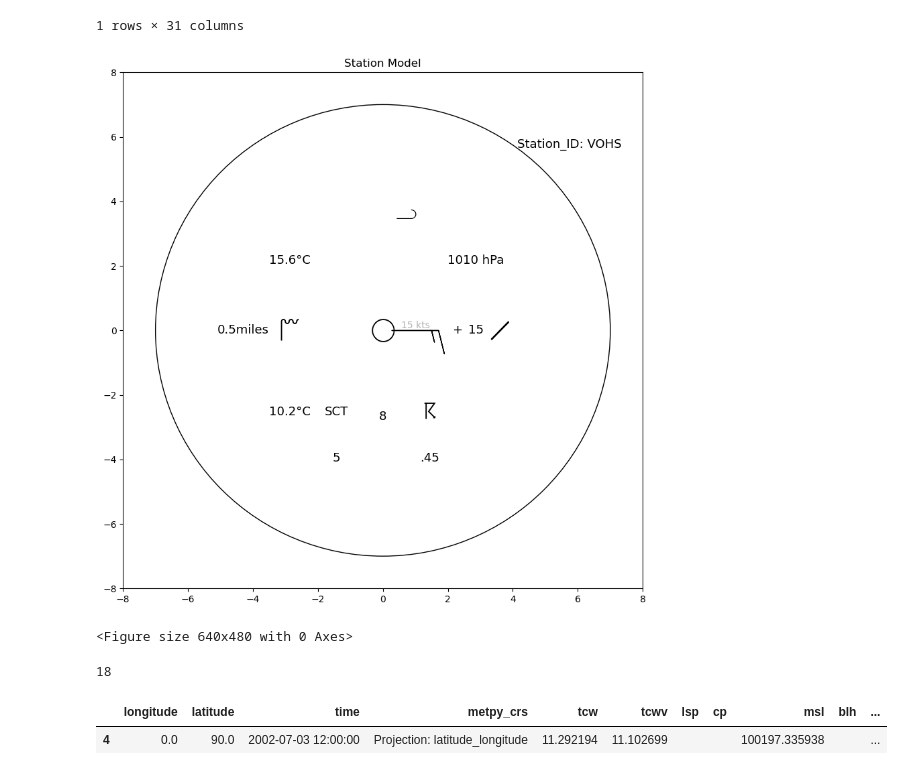
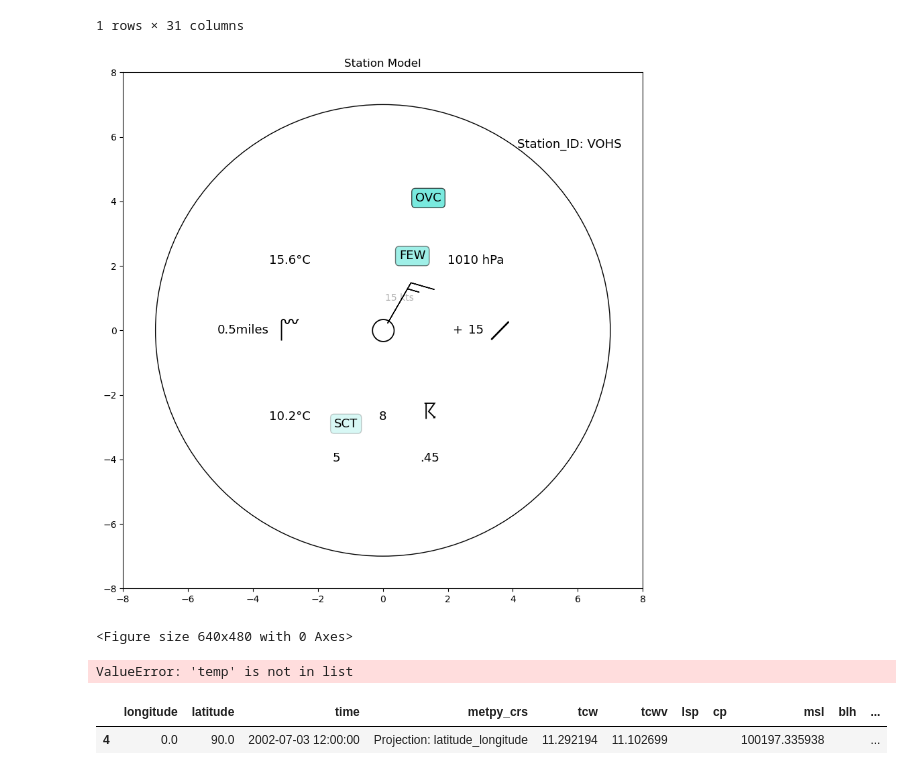
Before and after one commit to Pavan-lanka/practice_repo, a Jupyter notebook: AWS_Practice.ipynb, the cells around one changed output. Drawn from its saved outputs; the diff is of its cells as text; code cells hidden in the pictures.

```diff
--- a/AWS_Practice.ipynb
+++ b/AWS_Practice.ipynb
@@ -418,11 +420,11 @@ ax.set_title('Station Model')
 temperature = 15.6
 dewpoint = 10.2
 wind_speed = 15
-wind_direction = 90
+wind_direction = 30
 pressure = 1010
 cloud_height = 5
-high_cloud = ''
-mid_cloud = ''
+high_cloud = 'OVC'
+mid_cloud = 'FEW'
 low_cloud = 'SCT'
 sky_covered = ''
 visibility_distance = 0.5
@@ -444,7 +446,7 @@ ax.add_patch(station_circle)
 sp.plot_text((-4, 3), text=[str(temperature) + '°C'], fontsize=13)
 
 # to plot dew_point temperature in the model
-sp.plot_text((-4, -3.5), text=[str(dewpoint) + '°C'], fontsize=13)
+sp.plot_text((-4, -3.7), text=[str(dewpoint) + '°C'], fontsize=13)
 
 # to plot visibility distance in the model
 sp.plot_text((-6, 0), text=[str(visibility_distance) + 'miles'], fontsize=13)
@@ -481,40 +483,50 @@ sp.plot_text((0, -3.7), text=[str(sky_cover_at_lowest_cloud)], fontsize=13)
 # to add height of the cloud base
 sp.plot_text((-2, -5.5), text=[str(cloud_height)], fontsize=13)
 
 # to add precipitation to the model
 sp.plot_text((2, -5.5), text=[str(precipitation)], fontsize=13)
 
 # to add Sky_cover symbol to the model
 sp.plot_symbol((0, 0), codes=[0], symbol_mapper=sky_cover, fontsize=25)
 
 # to add pressure_tendency symbol to the model
 sp.plot_symbol((5, 0), codes=[2], symbol_mapper=pressure_tendency, va='center', ha='center', fontsize=25)
 
 # to add low_clouds symbol to the model
 # sp.plot_symbol((-2, -3.5), codes=[1], symbol_mapper=low_clouds, va='center', ha='center', fontsize=25)
-sp.plot_text((-2, -3.5), text=[str(low_cloud)], fontsize=13, bbox = dict(facecolor = 'red', alpha = 0.5))
+ax.text(-1.5, -3, low_cloud, fontsize=13, bbox = dict(boxstyle= 'round', facecolor = 'turquoise', alpha = 0.2))
 
 # to add mid_clouds symbol to the model
-sp.plot_symbol((2, 3), codes=[0], symbol_mapper=mid_clouds, va='center', ha='center', fontsize=25)
+# sp.plot_symbol((2, 3), codes=[0], symbol_mapper=mid_clouds, va='center', ha='center', fontsize=25)
+ax.text(0.5, 2.2, mid_cloud, fontsize=13, bbox = dict(boxstyle= 'round', facecolor = 'turquoise', alpha = 0.5))
+
 
 # to add high_clouds symbol to the model
-sp.plot_symbol((1, 5), codes=[1], symbol_mapper=high_clouds, va='center', ha='center', fontsize=25)
+# sp.plot_symbol((1, 5), codes=[1], symbol_mapper=high_clouds, va='center', ha='center', fontsize=25)
+ax.text(1,4, high_cloud, fontsize=13, bbox = dict(boxstyle= 'round', facecolor = 'turquoise', alpha = 0.7))
 
 # to add current_weather symbol to the model
 sp.plot_symbol((-4, 0), codes = [wx_code_map['VA']], symbol_mapper=current_weather, va='center', ha='center', fontsize=25)
 
 # to add past_weather symbol to the model
 sp.plot_symbol((2, -3.5), codes=[wx_code_map['TS']], symbol_mapper=current_weather, va='center', ha='center', fontsize=25)
 
 # adding metpy logo at the corner
 # al = add_metpy_logo(fig=fig, x=8, y=8, zorder=5, size='small')
 plt.show()
 plt.savefig('Staion_Model.jpg')
 # %% [output]
-[figure, old version]
+[figure, new version]
 <Figure size 640x480 with 0 Axes>
 # %%
+import FetchData
 import random
+
+a = FetchData(path_to_file= r"C:\Users\Pavan Koundinya\Desktop\metar_vij.txt")
+a,b = a.custom_file_read()
+d = a.loc[a['date_time']==i]
+# a['date_time']
+d
 parameter_abbreviations = {
         'station_id': ['Station_ID', ],
         'date_time': ['valid', 'time', 'date_time'],
@@ -563,18 +575,25 @@ data = {
         'sky_cover_at_lowest_cloud': None
     }
 # parameters['past_weather']
-b = ['station_id', 'latitude', 'longitude', 'elevation', 'date_time', 'wind_direction', 'wind_speed', 'wind_gust', 'visibility', 'current_wx1', 'current_wx2', 'current_wx3', 'low_cloud_type', 'low_cloud_level', 'medium_cloud_type', 'medium_cloud_level', 'high_cloud_type', 'high_cloud_level', 'highest_cloud_type', 'highest_cloud_level', 'cloud_coverage', 'air_temperature', 'dew_point_temperature', 'altimeter', 'current_wx1_symbol', 'current_wx2_symbol', 'current_wx3_symbol', 'remarks', 'air_pressure_at_sea_level', 'eastward_wind', 'northward_wind']
-for i in range(len(b)):
-        if b[i] in parameter_abbreviations['date_time']:
 
-                for key, tuple_keys in parameter_abbreviations:
-                        if b[i] in parameter_abbreviations:
-                                data[b[i]] = a.
-                        elif b[i] not in parameter_abbreviations:
-                                for j in tuple_keys:
-                                        pass
+# b = ['station_id', 'latitude', 'longitude', 'elevation', 'date_time', 'wind_direction', 'wind_speed', 'wind_gust', 'visibility', 'current_wx1', 'current_wx2', 'current_wx3', 'low_cloud_type', 'low_cloud_level', 'medium_cloud_type', 'medium_cloud_level', 'high_cloud_type', 'high_cloud_level', 'highest_cloud_type', 'highest_cloud_level', 'cloud_coverage', 'air_temperature', 'dew_point_temperature', 'altimeter', 'current_wx1_symbol', 'current_wx2_symbol', 'current_wx3_symbol', 'remarks', 'air_pressure_at_sea_level', 'eastward_wind', 'northward_wind']
+# for i in range(len(b)):
+#         if b[i] in parameter_abbreviations['date_time']:
+
+#                 for key, tuple_keys in parameter_abbreviations:
+#                         if b[i] in parameter_abbreviations:
+#                                 data[b[i]] = a.
+#                         elif b[i] not in parameter_abbreviations:
+#                                 for j in tuple_keys:
+#                                         pass
+key_list = list(parameter_abbreviations.keys())
+val_list = list(parameter_abbreviations.values())
+
+# print key with val 100
+position = val_list.index('temp')
+print(key_list[position])
 # %% [output]
-18
+ValueError: 'temp' is not in list
 # %%
 import numpy as np
 import metpy
```
Also changed, not shown: parts of 1 cell of this notebook, 5 other files.
